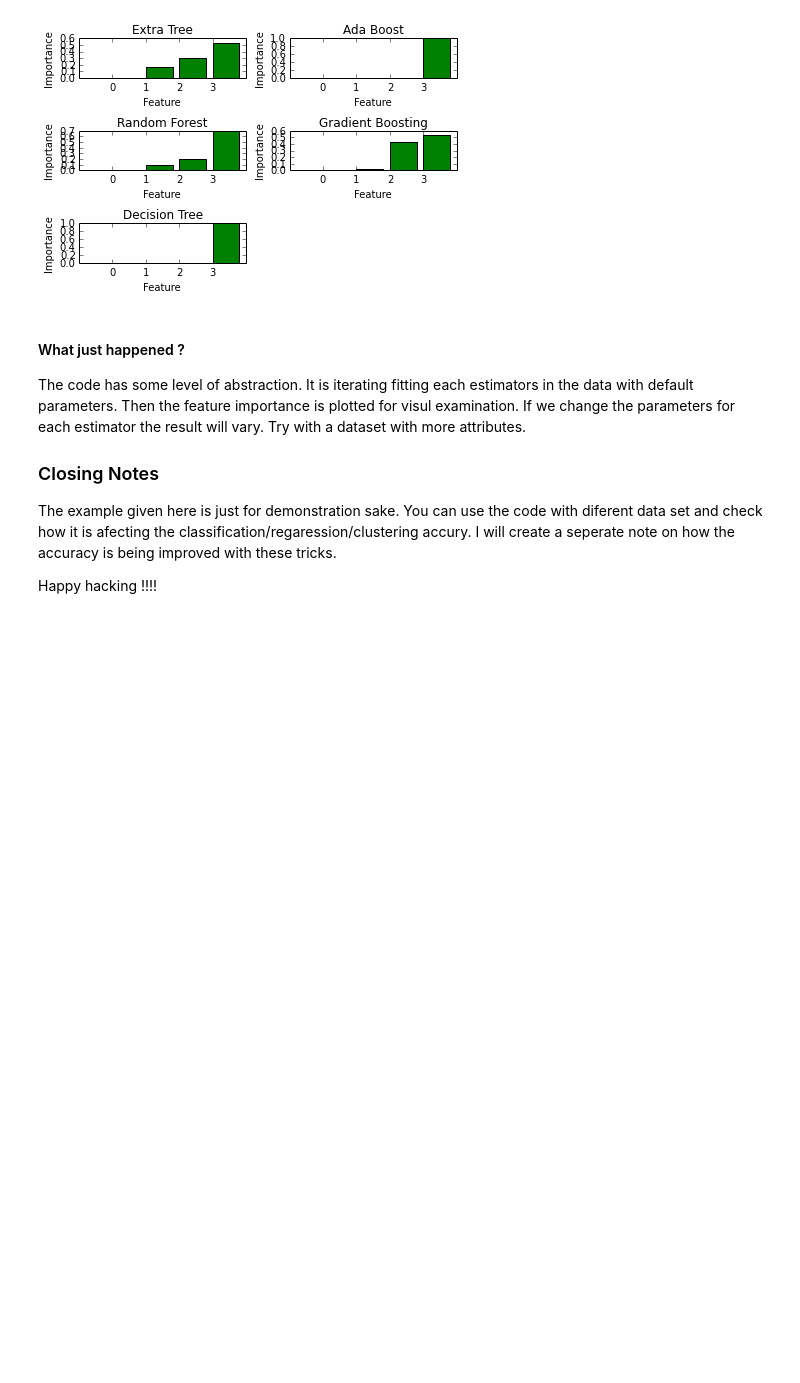
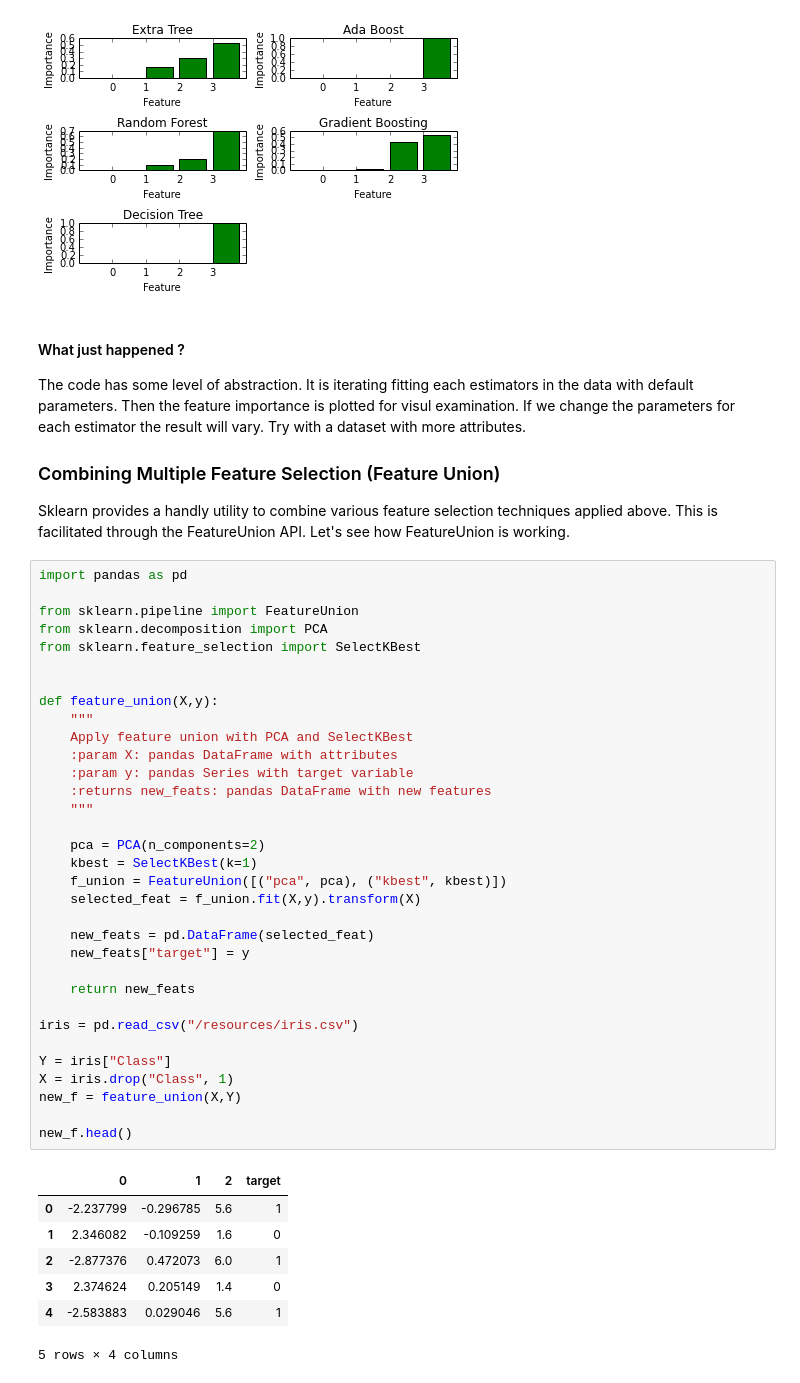
Before and after one commit to jaganadhg/data_science_notebooks, a Jupyter notebook: sklearn/scikit_learn_feature_selection.ipynb, the cells around one changed output. Cells and saved outputs as stored; diff of their text form; blank space fills up the shorter version.

Commit message:
added FeatureUnion . Now time to check spelling

```diff
--- a/sklearn/scikit_learn_feature_selection.ipynb
+++ b/sklearn/scikit_learn_feature_selection.ipynb
@@ -521,8 +521,47 @@ fimp.plot_feat_importance(cfimp)
 #### What just happened ?
 The code has some level of abstraction. It is iterating fitting each estimators in the data with default parameters. Then the feature importance is plotted for visul examination. If we change the parameters for each estimator the result will vary. Try with a dataset with more attributes.
 
-### Closing Notes
+### Combining Multiple Feature Selection (Feature Union)
 
-The example given here is just for demonstration sake. You can use the code with diferent data set and check how it is afecting the classification/regaression/clustering accury. I will create a seperate note on how the accuracy is being improved with these tricks.
-
-Happy hacking !!!!
+Sklearn provides a handly utility to combine various feature selection techniques applied above. This is facilitated through the FeatureUnion API. Let's see how FeatureUnion is working.
+# %%
+import pandas as pd
+
+from sklearn.pipeline import FeatureUnion
+from sklearn.decomposition import PCA
+from sklearn.feature_selection import SelectKBest
+
+
+def feature_union(X,y):
+    """
+    Apply feature union with PCA and SelectKBest
+    :param X: pandas DataFrame with attributes
+    :param y: pandas Series with target variable
+    :returns new_feats: pandas DataFrame with new features
+    """
+
+    pca = PCA(n_components=2)
+    kbest = SelectKBest(k=1)
+    f_union = FeatureUnion([("pca", pca), ("kbest", kbest)])
+    selected_feat = f_union.fit(X,y).transform(X)
+
+    new_feats = pd.DataFrame(selected_feat)
+    new_feats["target"] = y
+
+    return new_feats
+
+iris = pd.read_csv("/resources/iris.csv")
+
+Y = iris["Class"]
+X = iris.drop("Class", 1)
+new_f = feature_union(X,Y)
+
+new_f.head()
+# %% [output]
+|  | 0 | 1 | 2 | target |
+| 0 | -2.237799 | -0.296785 | 5.6 | 1 |
+| 1 | 2.346082 | -0.109259 | 1.6 | 0 |
+| 2 | -2.877376 | 0.472073 | 6.0 | 1 |
+| 3 | 2.374624 | 0.205149 | 1.4 | 0 |
+| 4 | -2.583883 | 0.029046 | 5.6 | 1 |
+5 rows × 4 columns
```
Also changed, not shown: parts of 1 cell of this notebook.
